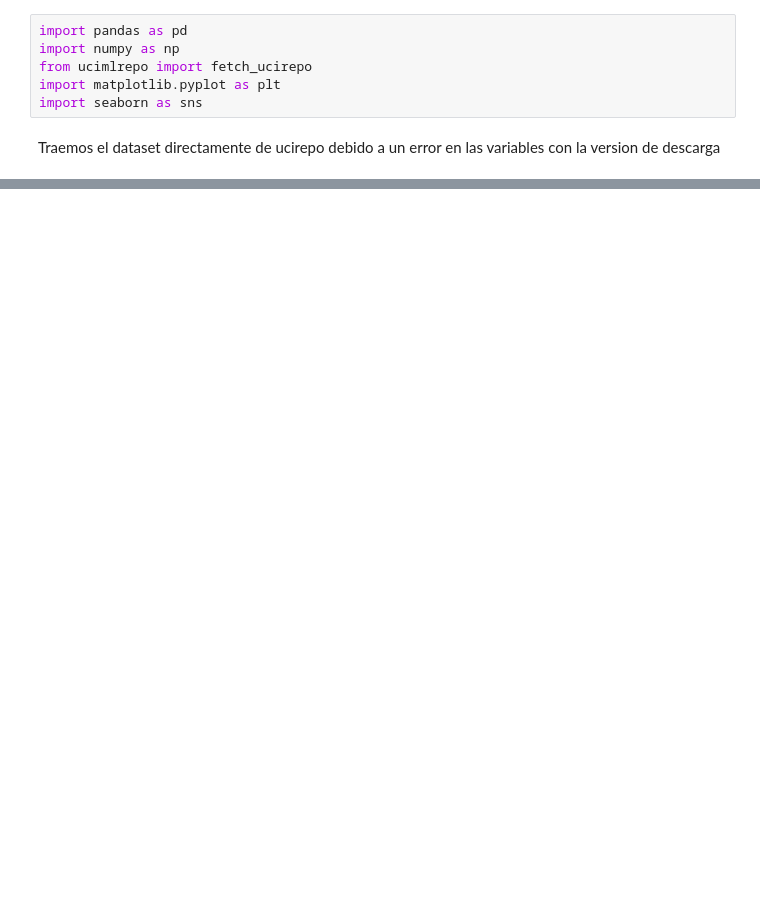
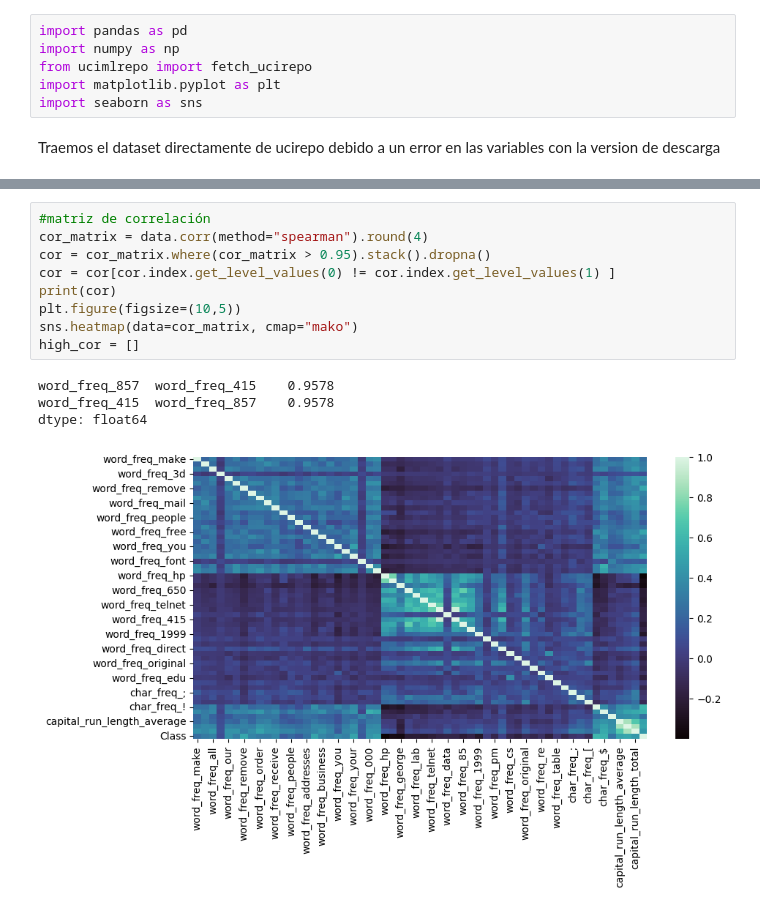
Before and after one commit to Myself2903/Spam-classification-problem, a Jupyter notebook: main.ipynb, the cells around one changed output, grey strips where cells are left out. Saved outputs shown, nothing was run; the diff lists cells and outputs as text; blank space fills up the shorter version.

```diff
--- a/main.ipynb
+++ b/main.ipynb
@@ -101,0 +79,14 @@ word_freq_direct: 0.3498779548771617
+# %%
+#matriz de correlación
+cor_matrix = data.corr(method="spearman").round(4)
+cor = cor_matrix.where(cor_matrix > 0.95).stack().dropna()
+cor = cor[cor.index.get_level_values(0) != cor.index.get_level_values(1) ]
+print(cor)
+plt.figure(figsize=(10,5))
+sns.heatmap(data=cor_matrix, cmap="mako")
+high_cor = []
+# %% [output]
+word_freq_857  word_freq_415    0.9578
+word_freq_415  word_freq_857    0.9578
+dtype: float64
+[figure, added]
```
Also changed, not shown: parts of 10 cells of this notebook, 1 other file.
